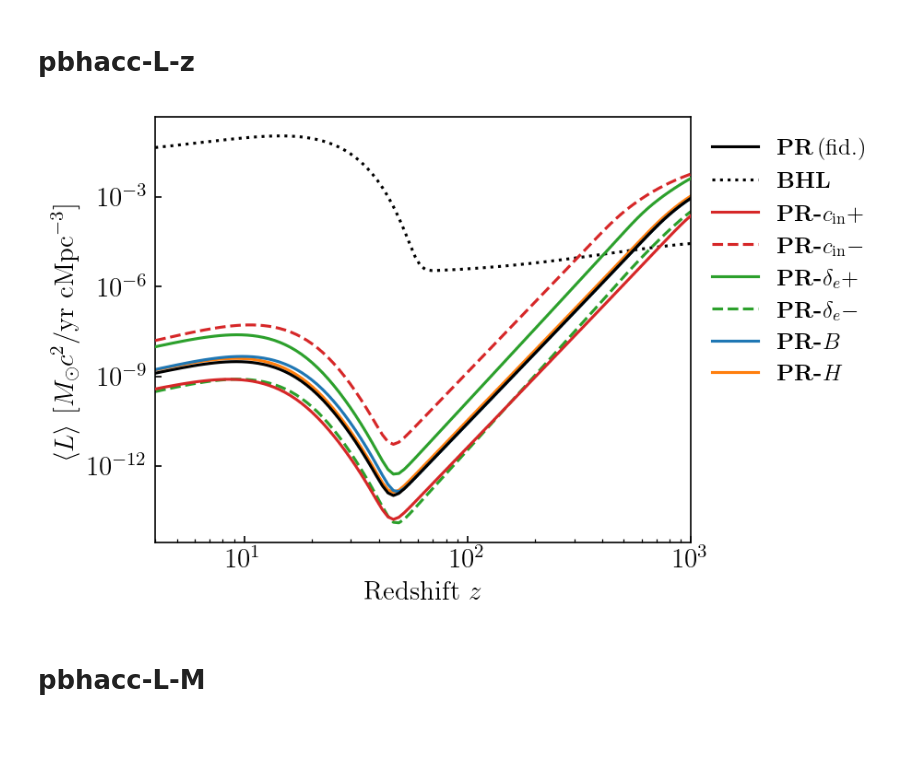
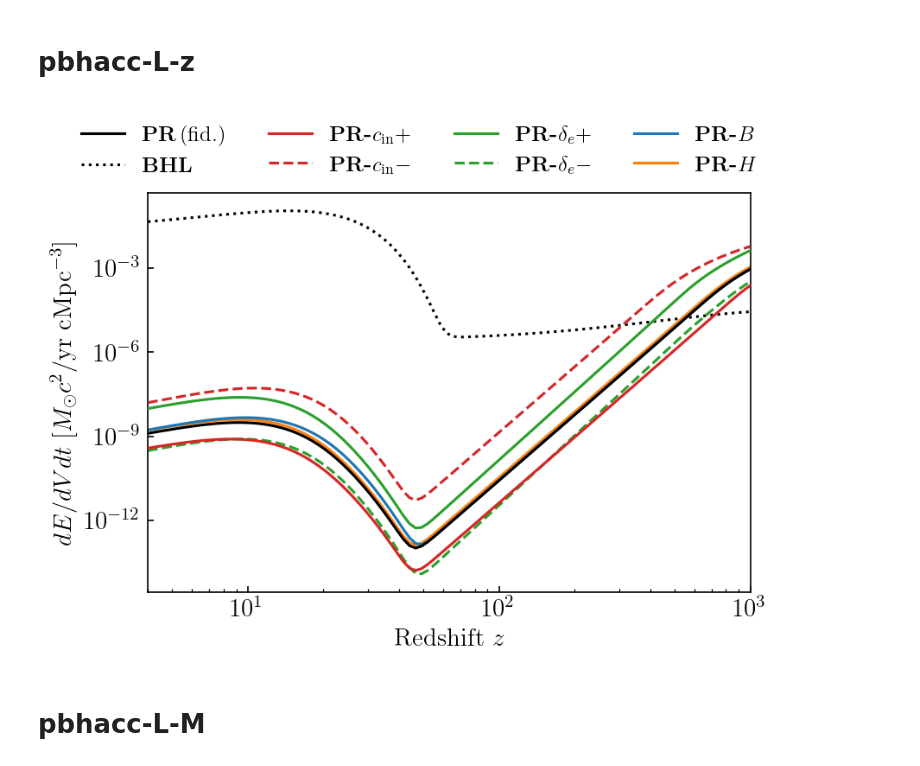
Before and after one commit to yitiansun/DM21cm, a Jupyter notebook: plotting/paper2/pbhacc-L.ipynb, the cells around one changed output. Saved outputs shown, nothing was run; the diff lists cells and outputs as text; code cells hidden in the pictures; blank space fills up the shorter version.

```diff
--- a/plotting/paper2/pbhacc-L.ipynb
+++ b/plotting/paper2/pbhacc-L.ipynb
@@ -90,25 +90,27 @@ for name in tqdm(model_name_s):
     del inj
     gc.collect()
 # %%
-fig, ax = plt.subplots(1, 1, figsize=(5, 4))
+fig, ax = plt.subplots(1, 1, figsize=(6, 4))
 
 text_xy_dict = {mn: None for mn in model_name_s}
 
 plot_mn_s = ['PRc23', 'BHLl2', 'PRc29', 'PRc14', 'PRc23dp', 'PRc23dm', 'PRc23B', 'PRc23H']
 
 for i, mn in enumerate(plot_mn_s):
     label = model_latex_dict[mn] if not text_xy_dict[mn] else None
     ax.plot(z_s, cf_total_power_d[mn], color=color_dict[mn], label=label, zorder=zorder_dict[mn], ls=ls_dict[mn], lw=1.5)
     if text_xy_dict[mn]:
         ax.text(*text_xy_dict[mn], model_latex_dict[mn], color=color_dict[mn], fontsize=12)
 ax.set(xscale='log', yscale='log')
 ax.set(xlim=(4, 1000))
-ax.set(xlabel=r'Redshift $z$', ylabel=r'$\langle L\rangle$ [$M_\odot c^2$/yr cMpc$^{-3}$]')
-legend = ax.legend(frameon=False, fontsize=12, ncol=1, bbox_to_anchor=(1, 1))
+# ax.set(xlabel=r'Redshift $z$', ylabel=r'$\langle L\rangle$ [$M_\odot c^2$/yr cMpc$^{-3}$]')
+ax.set(xlabel=r'Redshift $z$', ylabel=r'$dE/dVdt$ [$M_\odot c^2$/yr cMpc$^{-3}$]')
 
-# fig.savefig('pbhacc-L-z.pdf', bbox_inches='tight')
+legend = ax.legend(frameon=False, fontsize=12, ncol=4, bbox_to_anchor=(1.04, 1.22))
+
+fig.savefig('pbhacc-L-z.pdf', bbox_inches='tight')
 # %% [output]
-[figure, old version]
+[figure, new version]
 # %% [markdown]
 # pbhacc-L-M
 # %%
```
Also changed, not shown: parts of 3 cells of this notebook, 1 other file.
